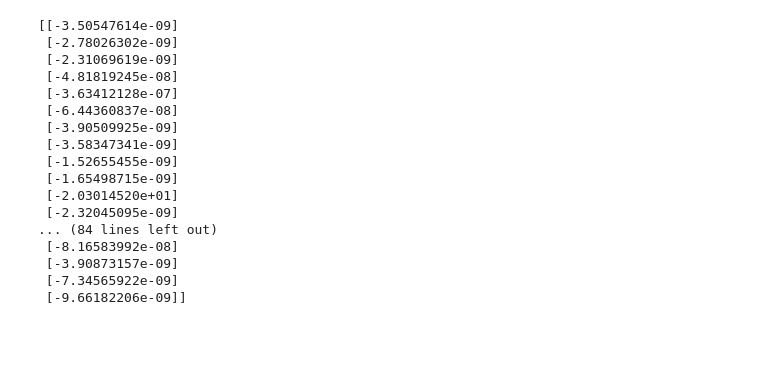
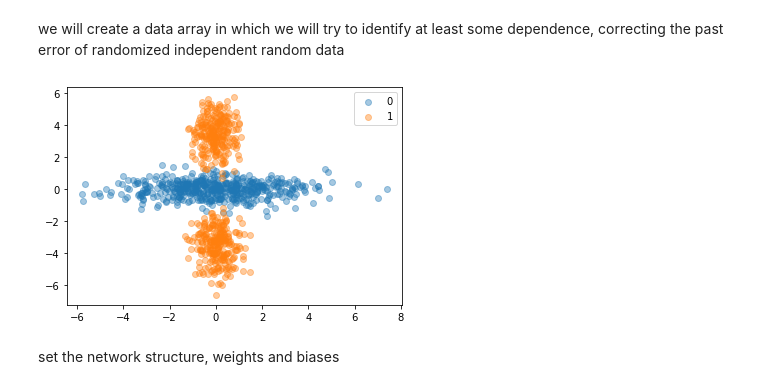
Before and after one commit to eukhenio/ds_school_2020, a Jupyter notebook: task 3/task3_Shchukhomet.ipynb, the cells around one changed output. Drawn from its saved outputs; the diff is of its cells as text; code cells hidden in the pictures; blank space fills up the shorter version.

```diff
--- a/task 3/task3_Shchukhomet.ipynb
+++ b/task 3/task3_Shchukhomet.ipynb
@@ -103,20 +2,0 @@ layer2_error = np.multiply(np.log(layer2), test_Y) + np.multiply((1 - test_Y), n
-# %%
-print(layer2_error)
-# %% [output]
-[[-3.50547614e-09]
- [-2.78026302e-09]
- [-2.31069619e-09]
- [-4.81819245e-08]
- [-3.63412128e-07]
- [-6.44360837e-08]
- [-3.90509925e-09]
- [-3.58347341e-09]
- [-1.52655455e-09]
- [-1.65498715e-09]
- [-2.03014520e+01]
- [-2.32045095e-09]
-... (84 lines left out)
- [-8.16583992e-08]
- [-3.90873157e-09]
- [-7.34565922e-09]
- [-9.66182206e-09]]
@@ -122,0 +23,24 @@ print(layer2_error)
+# %% [markdown]
+we will create a data array in which we will try to identify at least some dependence, correcting the past error of randomized independent random data
+# %%
+n_samples = 1000
+X0 = np.random.normal(loc=[0,0], scale=[2,0.5], size=(int(n_samples/2), 2))
+X11 = np.random.normal(loc=[0,3.5], scale=[0.5,1], size=(int(n_samples/4), 2))
+X12 = np.random.normal(loc=[0,-3.5], scale=[0.5,1], size=(int(n_samples/4), 2))
+X1 = np.vstack([X11, X12])
+X = np.vstack([X0, X1]) # input array
+# %%
+y0 = np.zeros(shape=(int(n_samples/2), 1))
+y1 = np.ones(shape=(int(n_samples/2), 1))
+yhat = np.vstack([y0, y1]) # output array, "y with hat"
+# %%
+import matplotlib.pyplot as plt
+X0 = X[(yhat==0).reshape(-1)]
+X1 = X[(yhat==1).reshape(-1)]
+
+plt.scatter(*X0.T, label='0', alpha=0.4); plt.scatter(*X1.T, label='1', alpha=0.4)
+plt.legend();
+# %% [output]
+[figure, added]
+# %% [markdown]
+set the network structure, weights and biases
```
Also changed, not shown: parts of 22 cells of this notebook.
